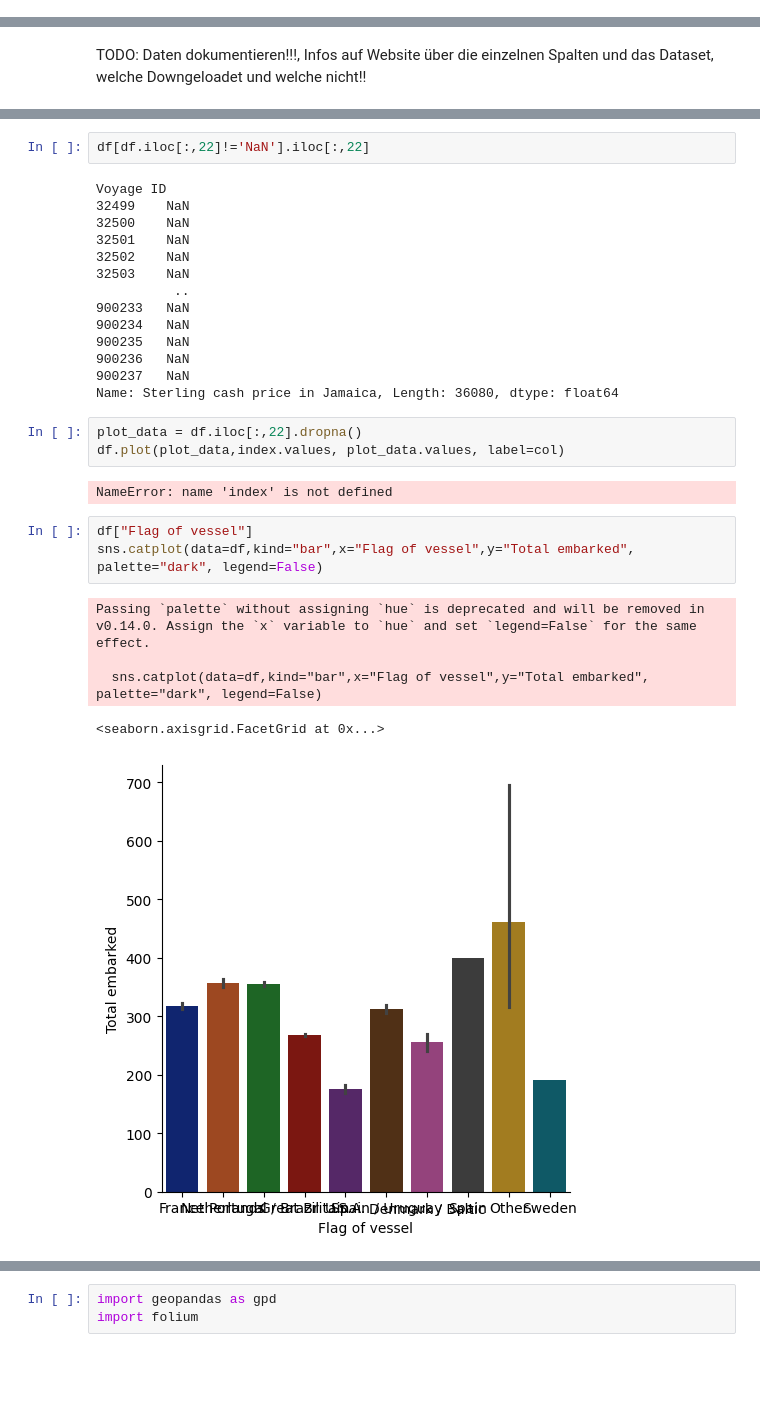
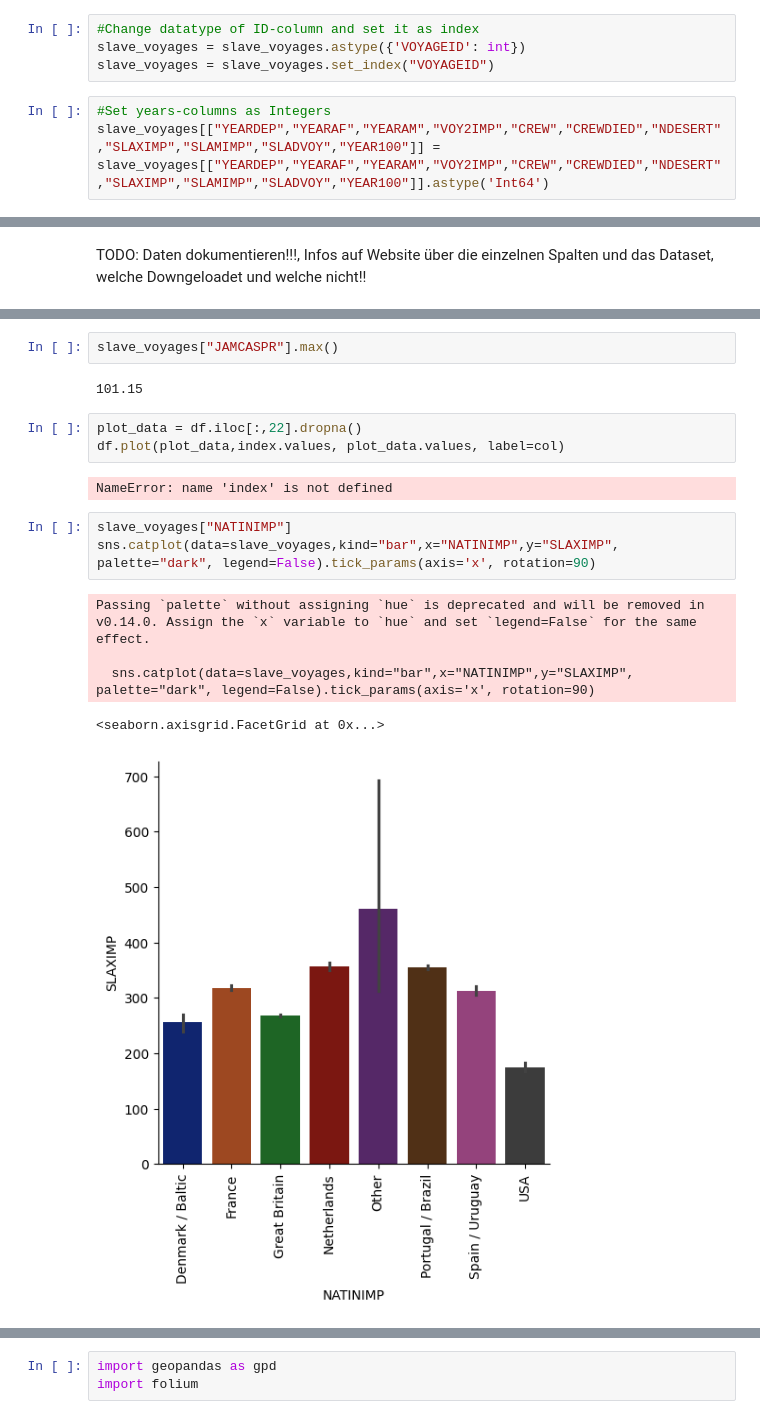
Before and after one commit to andren967/Novak_SlaveVoyages, a Jupyter notebook: Slave_trade_EDA.ipynb, the cells around one changed output, grey strips where cells are left out. Cells and saved outputs as stored; diff of their text form; blank space fills up the shorter version.

```diff
--- a/Slave_trade_EDA.ipynb
+++ b/Slave_trade_EDA.ipynb
@@ -55,0 +67,7 @@ df.tail()
+# %%
+#Change datatype of ID-column and set it as index
+slave_voyages = slave_voyages.astype({'VOYAGEID': int})
+slave_voyages = slave_voyages.set_index("VOYAGEID")
+# %%
+#Set years-columns as Integers
+slave_voyages[["YEARDEP","YEARAF","YEARAM","VOY2IMP","CREW","CREWDIED","NDESERT","SLAXIMP","SLAMIMP","SLADVOY","YEAR100"]] = slave_voyages[["YEARDEP","YEARAF","YEARAM","VOY2IMP","CREW","CREWDIED","NDESERT","SLAXIMP","SLAMIMP","SLADVOY","YEAR100"]].astype('Int64')
@@ -711,30 +579,18 @@ df.iloc[:,22].max()
-# %%
-df[df.iloc[:,22]!='NaN'].iloc[:,22]
-# %% [output]
-Voyage ID
-32499    NaN
-32500    NaN
-32501    NaN
-32502    NaN
-32503    NaN
-          ..
-900233   NaN
-900234   NaN
-900235   NaN
-900236   NaN
-900237   NaN
-Name: Sterling cash price in Jamaica, Length: 36080, dtype: float64
+# %%
+slave_voyages["JAMCASPR"].max()
+# %% [output]
+101.15
 # %%
 plot_data = df.iloc[:,22].dropna()
 df.plot(plot_data,index.values, plot_data.values, label=col)
 # %% [output]
 NameError: name 'index' is not defined
 # %%
-df["Flag of vessel"]
-sns.catplot(data=df,kind="bar",x="Flag of vessel",y="Total embarked", palette="dark", legend=False)
+slave_voyages["NATINIMP"]
+sns.catplot(data=slave_voyages,kind="bar",x="NATINIMP",y="SLAXIMP", palette="dark", legend=False).tick_params(axis='x', rotation=90)
 # %% [output]
 Passing `palette` without assigning `hue` is deprecated and will be removed in v0.14.0. Assign the `x` variable to `hue` and set `legend=False` for the same effect.
 
-  sns.catplot(data=df,kind="bar",x="Flag of vessel",y="Total embarked", palette="dark", legend=False)
+  sns.catplot(data=slave_voyages,kind="bar",x="NATINIMP",y="SLAXIMP", palette="dark", legend=False).tick_params(axis='x', rotation=90)
 <seaborn.axisgrid.FacetGrid at 0x...>
-[figure, old version]
+[figure, new version]
```
Also changed, not shown: parts of 49 cells of this notebook, 1 other file.
